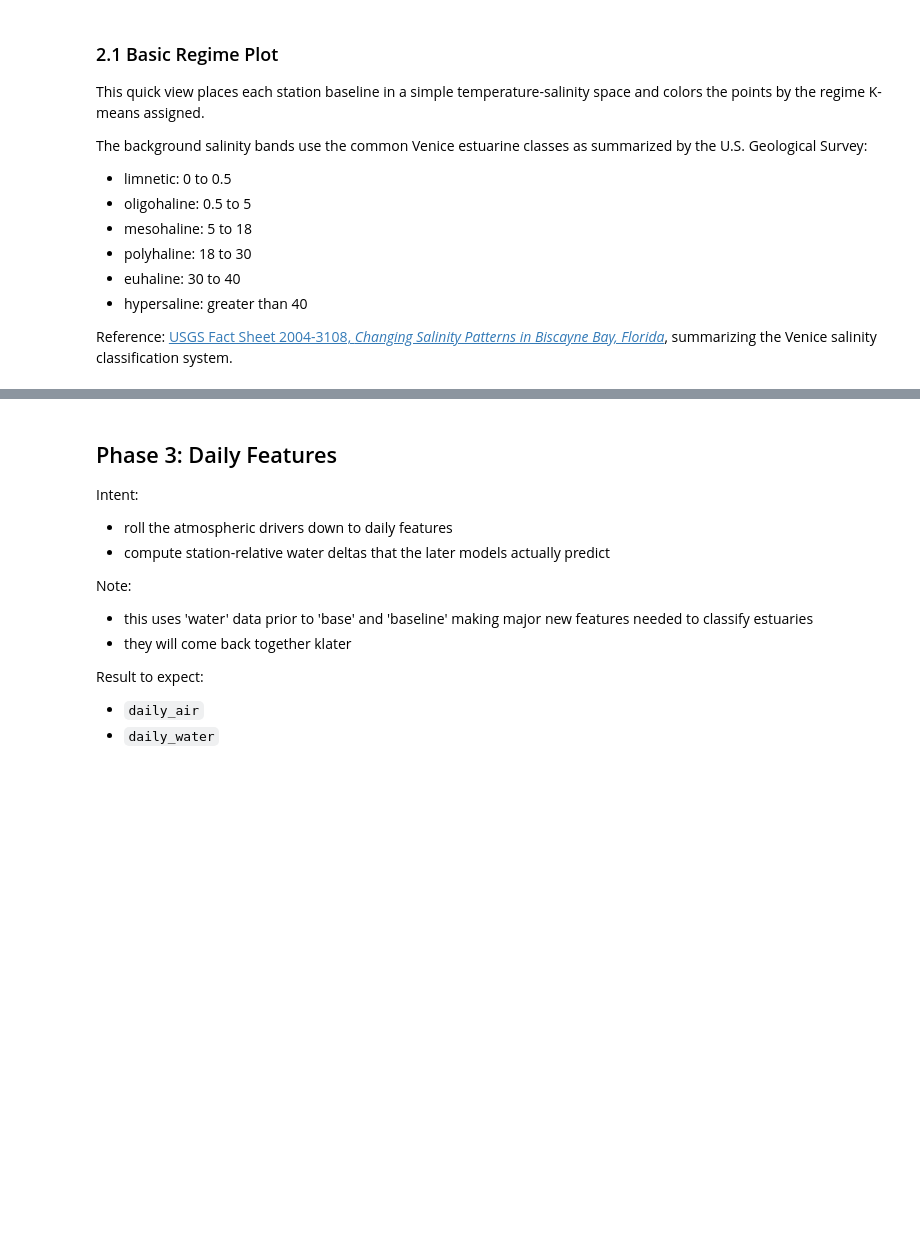
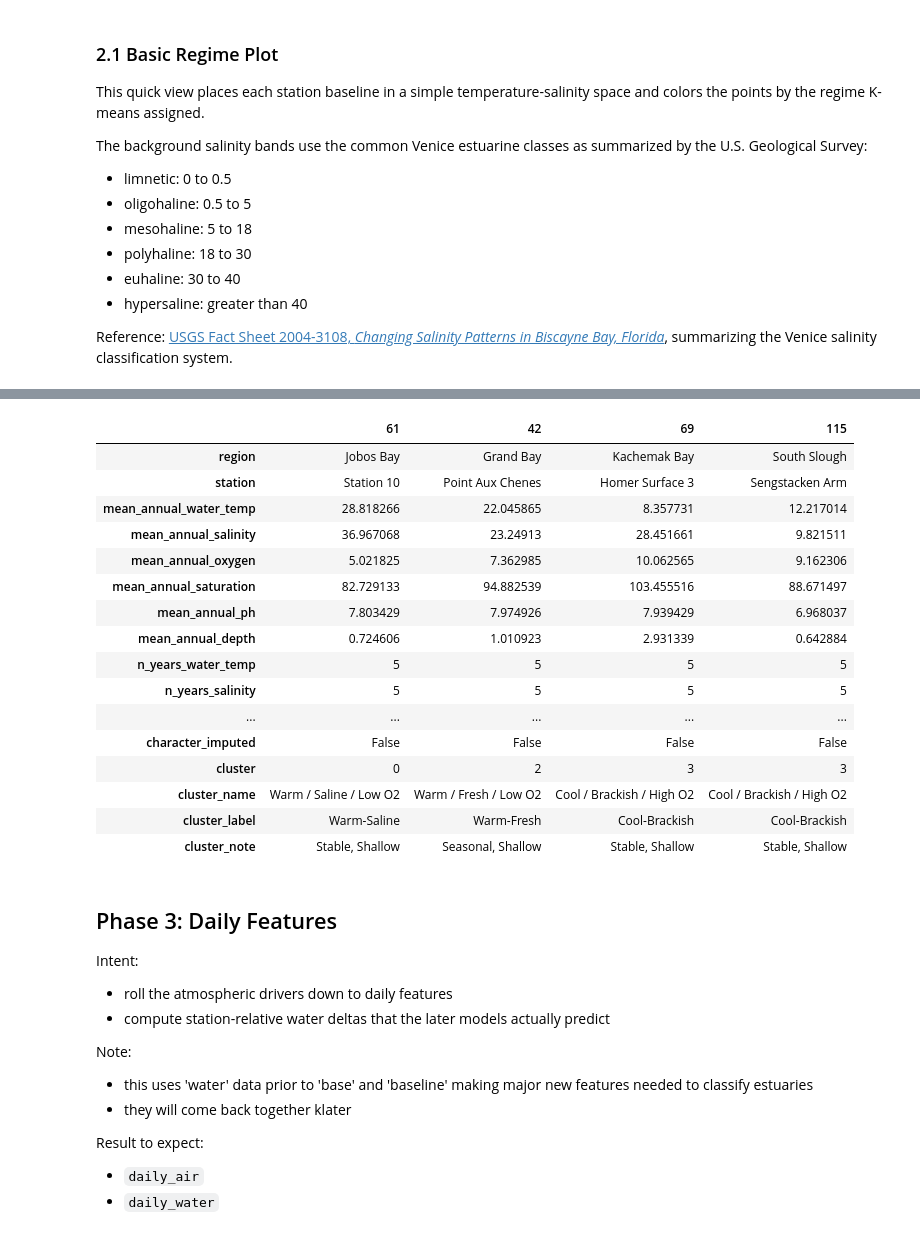
Before and after one commit to jeturcotte/estuaries, a Jupyter notebook: code/t4d.full.project.lite.ipynb, the cells around one changed output, grey strips where cells are left out. Drawn from its saved outputs; the diff is of its cells as text; code cells hidden in the pictures; blank space fills up the shorter version.

```diff
--- a/code/t4d.full.project.lite.ipynb
+++ b/code/t4d.full.project.lite.ipynb
@@ -745,11 +821,32 @@ regime.sample( 6 ).T
 # %%
 # reattach these cluster identities back to the station baseline,
 # so we can see which stations are in which clusters
 cluster_station = regime[ [
     "region", "station",
     "cluster", "cluster_name",
     "cluster_label", "cluster_note"
 ] ].drop_duplicates( )
 
 station_baseline = station_baseline.merge( cluster_station, on = [ "region", "station" ], how = "left" )
 del( cluster_station )
+
+# and a quick look back
+station_baseline.sample( 4 ).T
+# %% [output]
+|  | 61 | 42 | 69 | 115 |
+| region | Jobos Bay | Grand Bay | Kachemak Bay | South Slough |
+| station | Station 10 | Point Aux Chenes | Homer Surface 3 | Sengstacken Arm |
+| mean_annual_water_temp | 28.818266 | 22.045865 | 8.357731 | 12.217014 |
+| mean_annual_salinity | 36.967068 | 23.24913 | 28.451661 | 9.821511 |
+| mean_annual_oxygen | 5.021825 | 7.362985 | 10.062565 | 9.162306 |
+| mean_annual_saturation | 82.729133 | 94.882539 | 103.455516 | 88.671497 |
+| mean_annual_ph | 7.803429 | 7.974926 | 7.939429 | 6.968037 |
+| mean_annual_depth | 0.724606 | 1.010923 | 2.931339 | 0.642884 |
+| n_years_water_temp | 5 | 5 | 5 | 5 |
+| n_years_salinity | 5 | 5 | 5 | 5 |
+| ... | ... | ... | ... | ... |
+| character_imputed | False | False | False | False |
+| cluster | 0 | 2 | 3 | 3 |
+| cluster_name | Warm / Saline / Low O2 | Warm / Fresh / Low O2 | Cool / Brackish / High O2 | Cool / Brackish / High O2 |
+| cluster_label | Warm-Saline | Warm-Fresh | Cool-Brackish | Cool-Brackish |
+| cluster_note | Stable, Shallow | Seasonal, Shallow | Stable, Shallow | Stable, Shallow |
```
Also changed, not shown: parts of 38 cells of this notebook.
